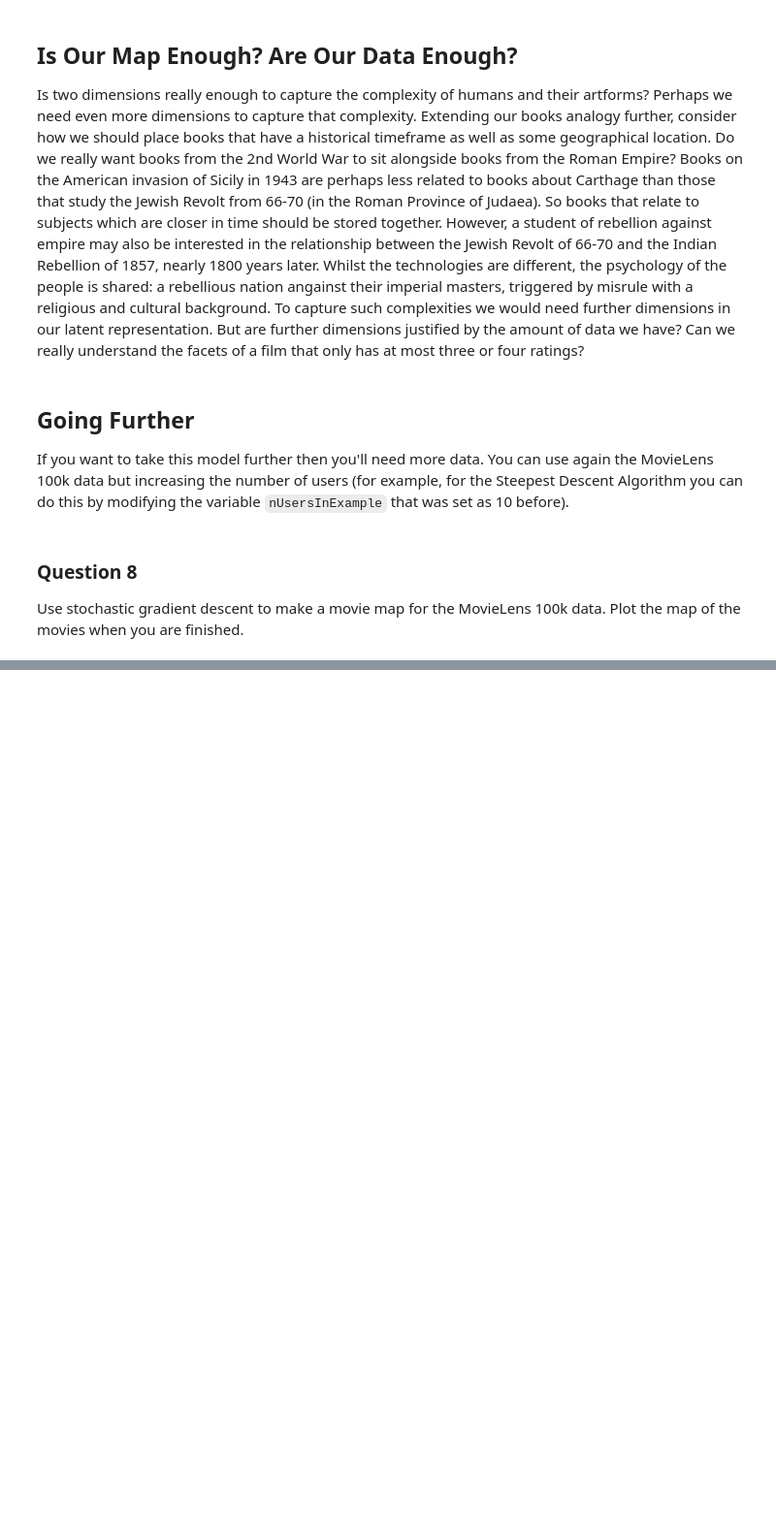
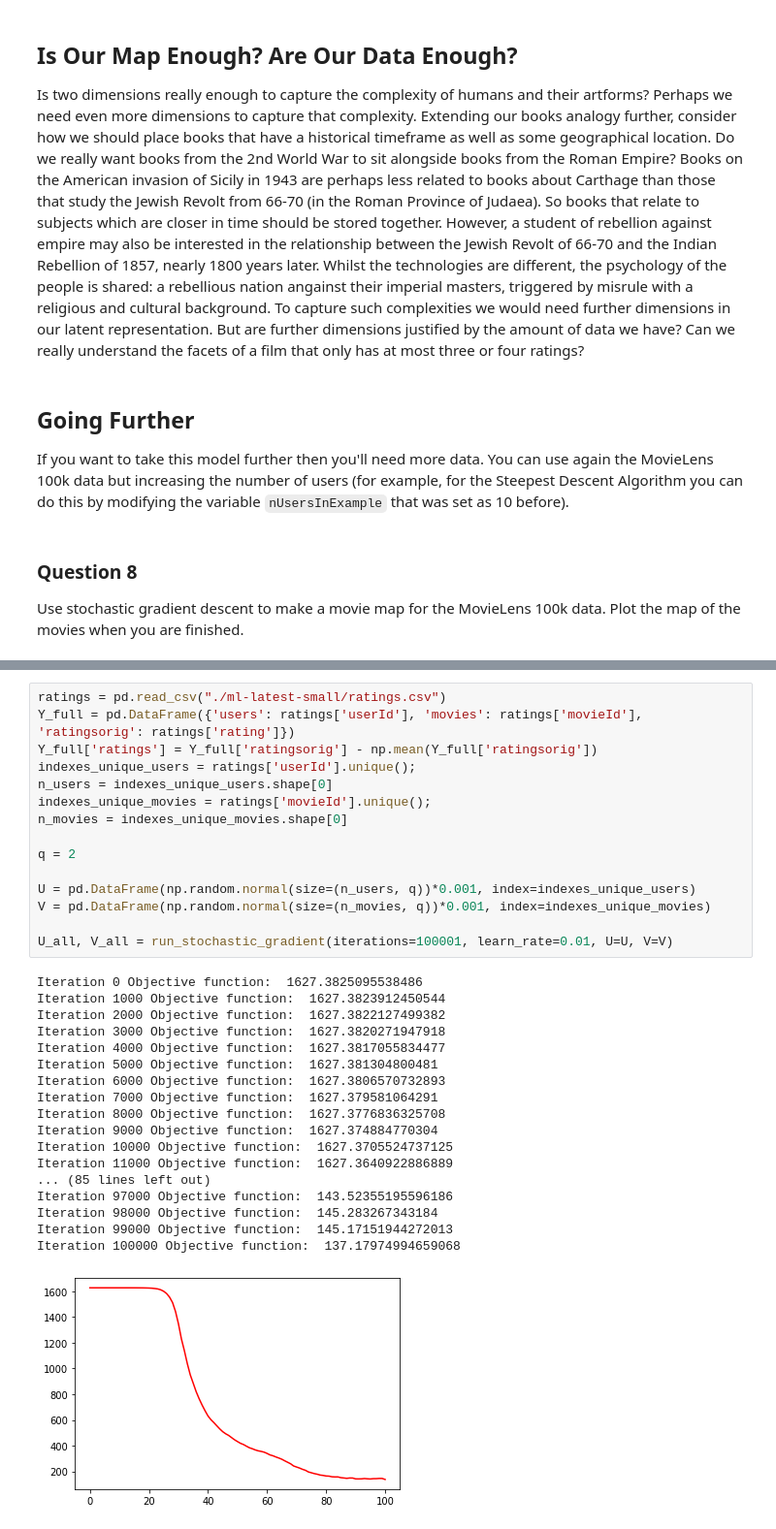
Before and after one commit to Lone5267/MLAI, a Jupyter notebook: Lab 2 - Objective Functions.ipynb, the cells around one changed output, grey strips where cells are left out. Shown at 97% size. Drawn from its saved outputs; the diff is of its cells as text; blank space fills up the shorter version.

```diff
--- a/Lab 2 - Objective Functions.ipynb
+++ b/Lab 2 - Objective Functions.ipynb
@@ -468,0 +498,34 @@ plt.plot(V_s[0], V_s[1], 'r' ,marker='*')
+# %%
+ratings = pd.read_csv("./ml-latest-small/ratings.csv")
+Y_full = pd.DataFrame({'users': ratings['userId'], 'movies': ratings['movieId'], 'ratingsorig': ratings['rating']})
+Y_full['ratings'] = Y_full['ratingsorig'] - np.mean(Y_full['ratingsorig'])
+indexes_unique_users = ratings['userId'].unique();
+n_users = indexes_unique_users.shape[0]
+indexes_unique_movies = ratings['movieId'].unique();
+n_movies = indexes_unique_movies.shape[0]
+
+q = 2
+
+U = pd.DataFrame(np.random.normal(size=(n_users, q))*0.001, index=indexes_unique_users)
+V = pd.DataFrame(np.random.normal(size=(n_movies, q))*0.001, index=indexes_unique_movies)
+
+U_all, V_all = run_stochastic_gradient(iterations=100001, learn_rate=0.01, U=U, V=V)
+# %% [output]
+Iteration 0 Objective function:  1627.3825095538486
+Iteration 1000 Objective function:  1627.3823912450544
+Iteration 2000 Objective function:  1627.3822127499382
+Iteration 3000 Objective function:  1627.3820271947918
+Iteration 4000 Objective function:  1627.3817055834477
+Iteration 5000 Objective function:  1627.381304800481
+Iteration 6000 Objective function:  1627.3806570732893
+Iteration 7000 Objective function:  1627.379581064291
+Iteration 8000 Objective function:  1627.3776836325708
+Iteration 9000 Objective function:  1627.374884770304
+Iteration 10000 Objective function:  1627.3705524737125
+Iteration 11000 Objective function:  1627.3640922886889
+... (85 lines left out)
+Iteration 97000 Objective function:  143.52355195596186
+Iteration 98000 Objective function:  145.283267343184
+Iteration 99000 Objective function:  145.17151944272013
+Iteration 100000 Objective function:  137.17974994659068
+[figure, added]
```
Also changed, not shown: parts of 8 cells of this notebook, 1 other file.
